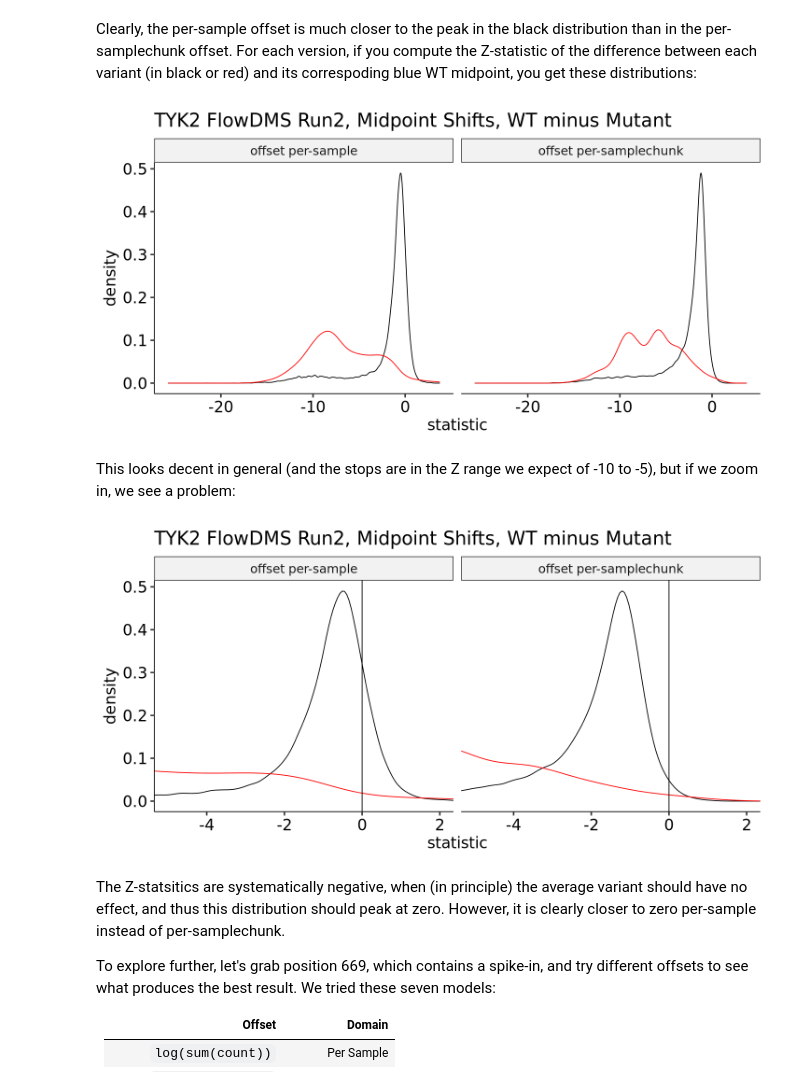
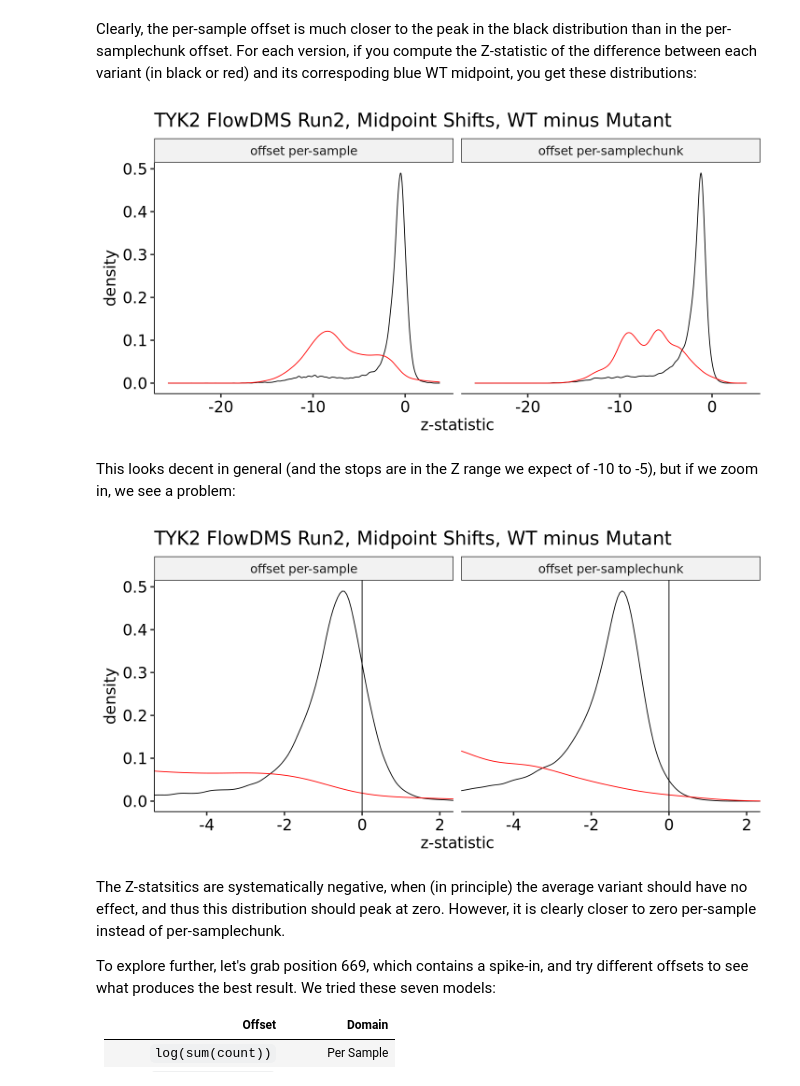
Before and after one commit to MiTPenguin/bms-dms, a Jupyter notebook: notebooks/TYK2-FlowDMS-Offsets.ipynb, the cells around one changed output. Drawn from its saved outputs; the diff is of its cells as text; code cells hidden in the pictures.

```diff
--- a/notebooks/TYK2-FlowDMS-Offsets.ipynb
+++ b/notebooks/TYK2-FlowDMS-Offsets.ipynb
@@ -89,14 +91,15 @@ Clearly, the per-sample offset is much closer to the peak in the black distribut
 # %%
 options(repr.plot.width = 12, repr.plot.height = 6)
 ggplot(analyses) +
     geom_density(aes(x = statistic,
                      color = if_else(mut_aa == "*", "red", "black"))) +
     facet_wrap(~group, nrow = 1) +
     scale_color_identity() +
     theme_pubr(base_size = 20) +
-    ggtitle("TYK2 FlowDMS Run2, Midpoint Shifts, WT minus Mutant")
+    ggtitle("TYK2 FlowDMS Run2, Midpoint Shifts, WT minus Mutant") +
+    xlab("z-statistic")
 # %% [output]
-[figure, old version]
+[figure, new version]
 # %% [markdown]
 This looks decent in general (and the stops are in the Z range we expect of -10 to -5), but if we zoom in, we see a problem:
 # %%
@@ -109,9 +112,10 @@ ggplot(analyses) +
     theme_pubr(base_size = 20) +
     ggtitle("TYK2 FlowDMS Run2, Midpoint Shifts, WT minus Mutant") +
     coord_cartesian(xlim = c(-5, 2)) +
-    geom_vline(xintercept = 0)
+    geom_vline(xintercept = 0)  +
+    xlab("z-statistic")
 # %% [output]
-[figure, old version]
+[figure, new version]
 # %% [markdown]
 The Z-statsitics are systematically negative, when (in principle) the average variant should have no effect, and thus this distribution should peak at zero. However, it is clearly closer to zero per-sample instead of per-samplechunk.
 
```
Also changed, not shown: parts of 5 cells of this notebook, 4 other files.
